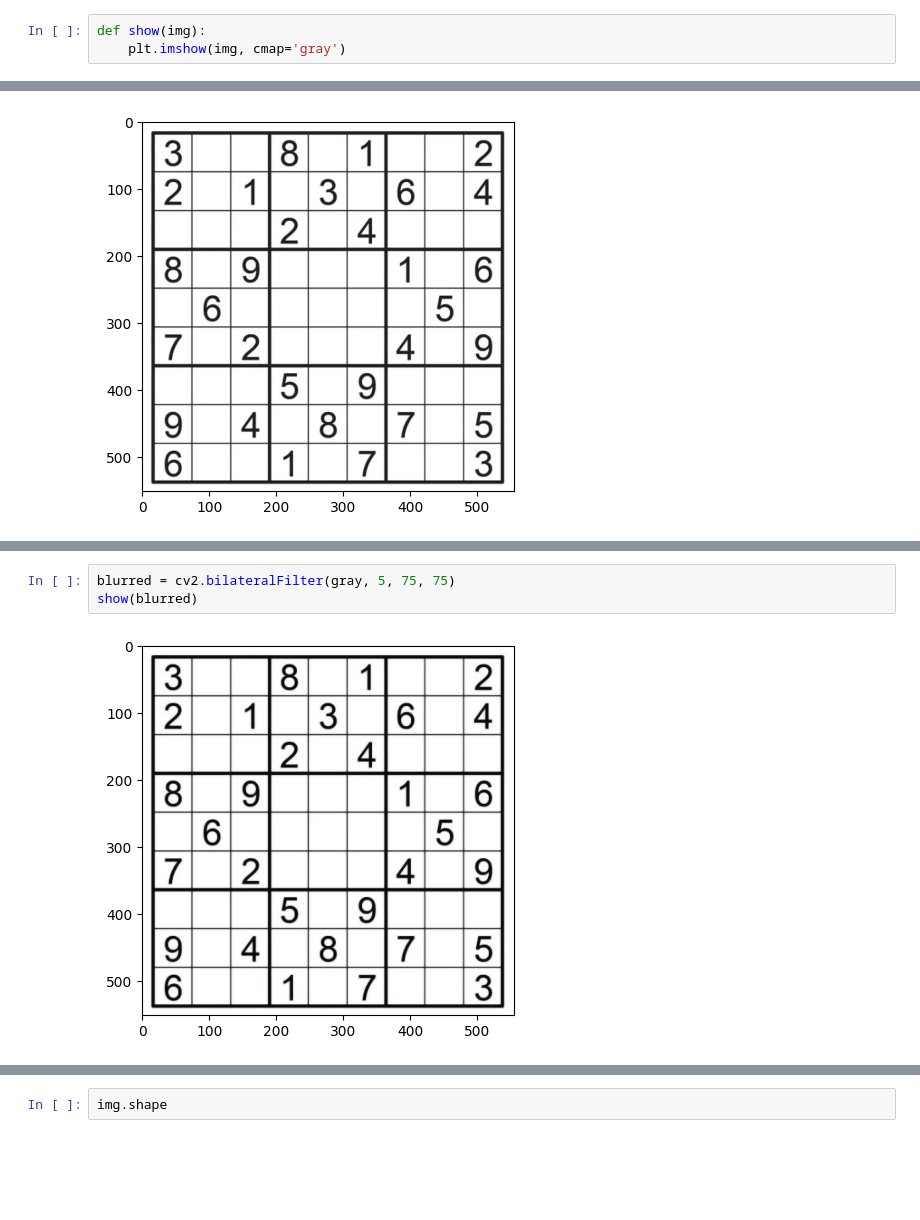
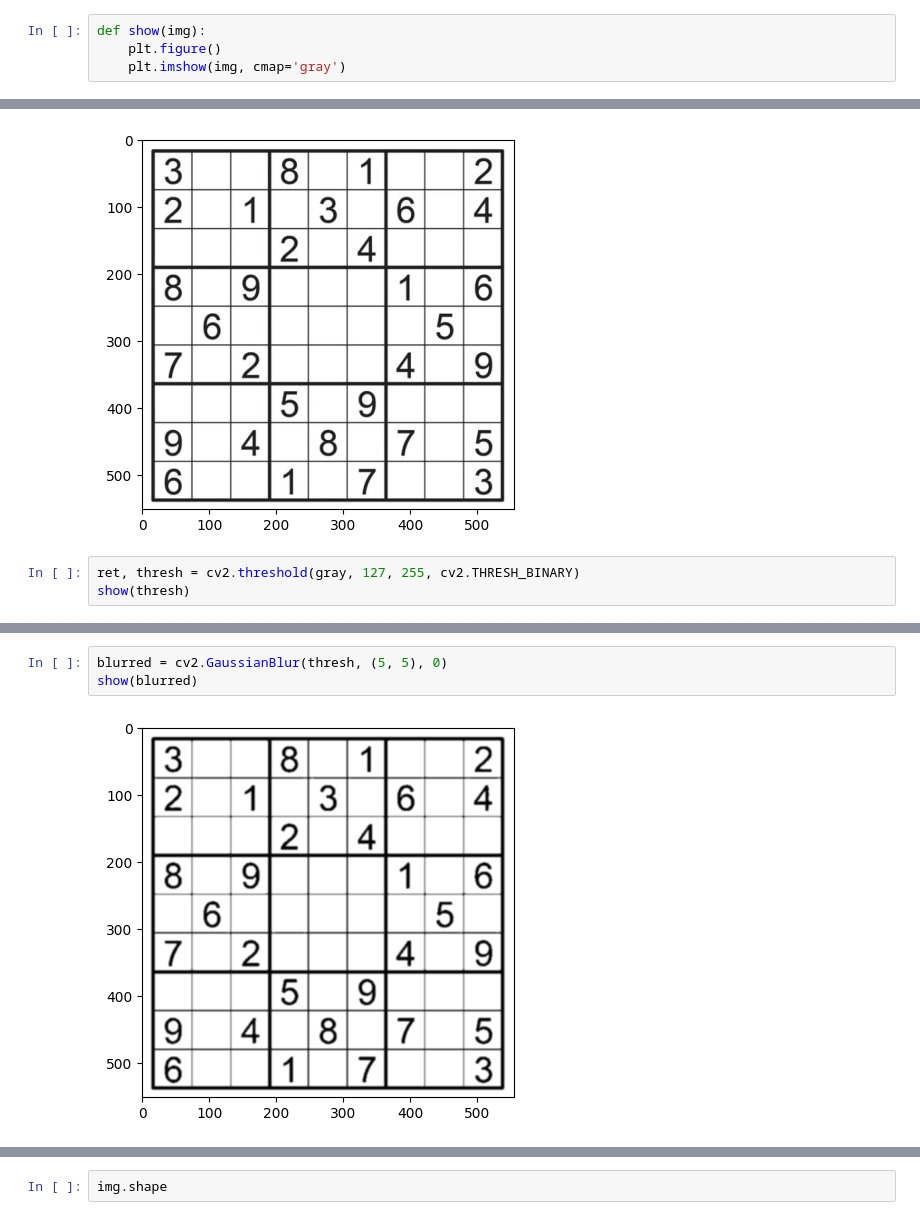
Before and after one commit to IndraneelArtham/SudokuSolver, a Jupyter notebook: SudokuSolver.ipynb, the cells around one changed output, grey strips where cells are left out. Drawn from its saved outputs; the diff is of its cells as text; blank space fills up the shorter version.

```diff
--- a/SudokuSolver.ipynb
+++ b/SudokuSolver.ipynb
@@ -5,6 +5,7 @@ import matplotlib.pyplot as plt
 %matplotlib inline
 # %%
 def show(img):
+    plt.figure()
     plt.imshow(img, cmap='gray')
 # %%
 img = cv2.imread('Sudoku1.jpg')
@@ -12,3 +13,6 @@ gray = cv2.cvtColor(img, cv2.COLOR_BGR2GRAY)
 show(gray)
 # %% [output]
 [figure]
+# %%
+ret, thresh = cv2.threshold(gray, 127, 255, cv2.THRESH_BINARY)
+show(thresh)
@@ -15,8 +21,8 @@ show(gray)
 # %%
-blurred = cv2.bilateralFilter(gray, 5, 75, 75)
+blurred = cv2.GaussianBlur(thresh, (5, 5), 0)
 show(blurred)
 # %% [output]
-[figure, old version]
+[figure, new version]
 # %%
 edges = cv2.Canny(blurred, 100, 100)
 show(edges)
```
Also changed, not shown: parts of 16 cells of this notebook, 1 other file.
